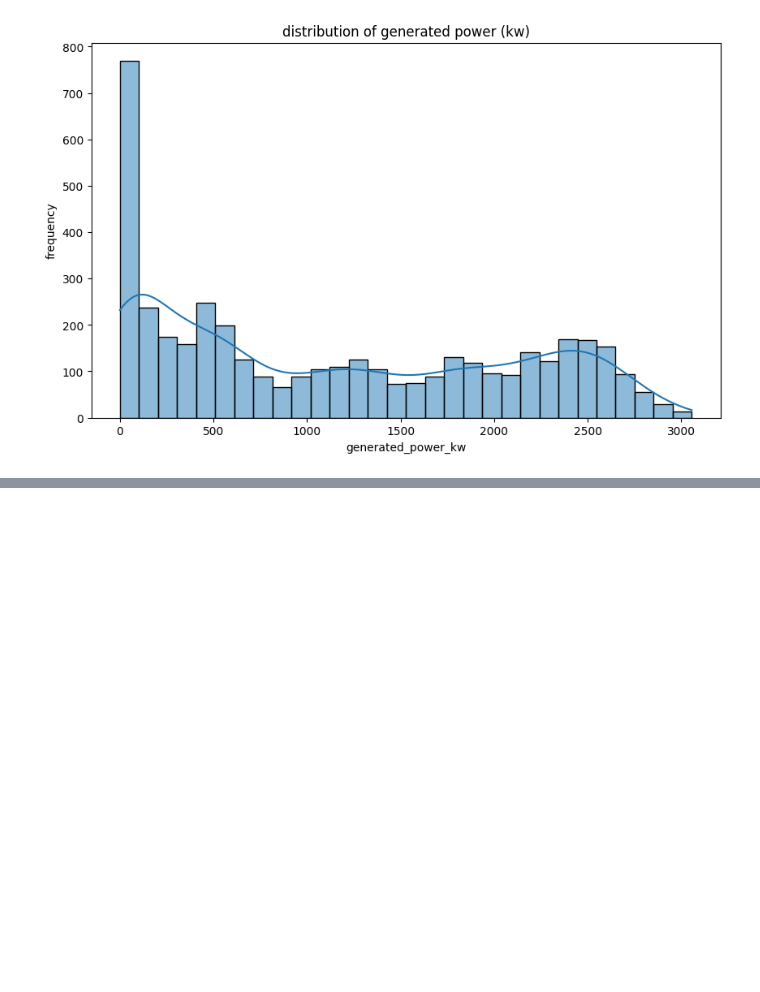
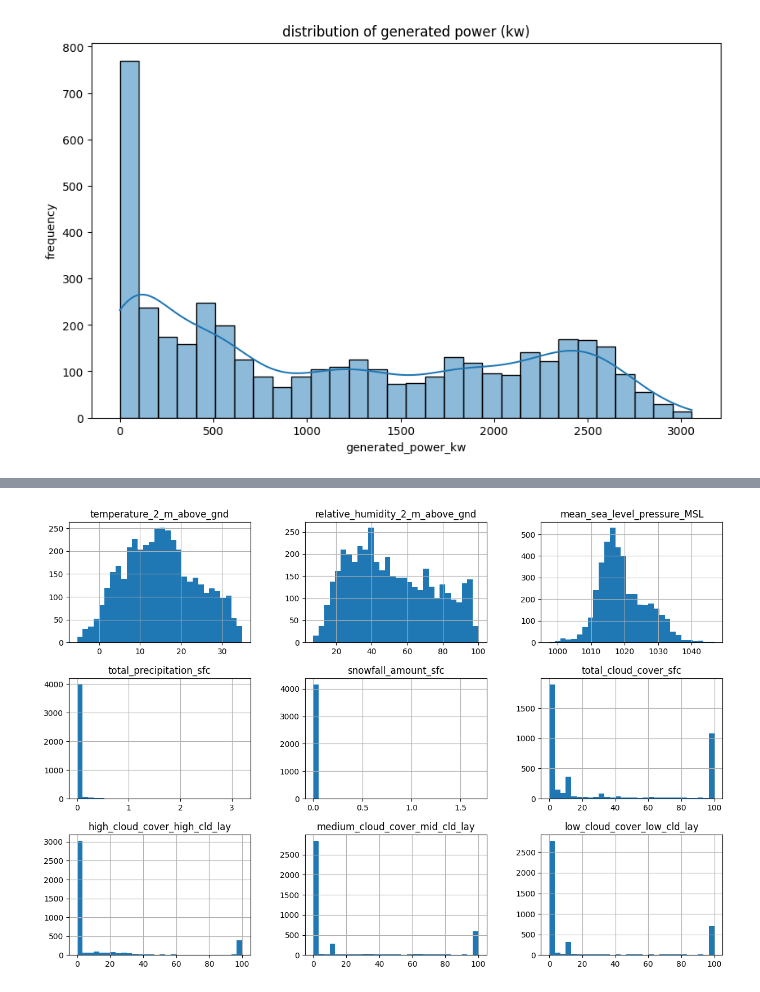
Before and after one commit to alekhya2003-23/week1, a Jupyter notebook: solar power prediction.ipynb, the cells around one changed output, grey strips where cells are left out. Saved outputs shown, nothing was run; the diff lists cells and outputs as text; code cells hidden in the pictures; blank space fills up the shorter version.

```diff
--- a/solar power prediction.ipynb
+++ b/solar power prediction.ipynb
@@ -150,0 +158,5 @@ plt.show()
+# %%
+import pandas as pd
+
+# Load your dataset, assuming you have a CSV file or any other data source
+df = pd.read_csv('solarpowergeneration.csv')
@@ -150,0 +165,7 @@ plt.show()
+# %%
+import matplotlib.pyplot as plt
+
+df[df.columns[:9]].hist(bins = 30, figsize=(15,10))
+plt.show()
+# %% [output]
+[figure, added]
```
Also changed, not shown: parts of 11 cells of this notebook.
